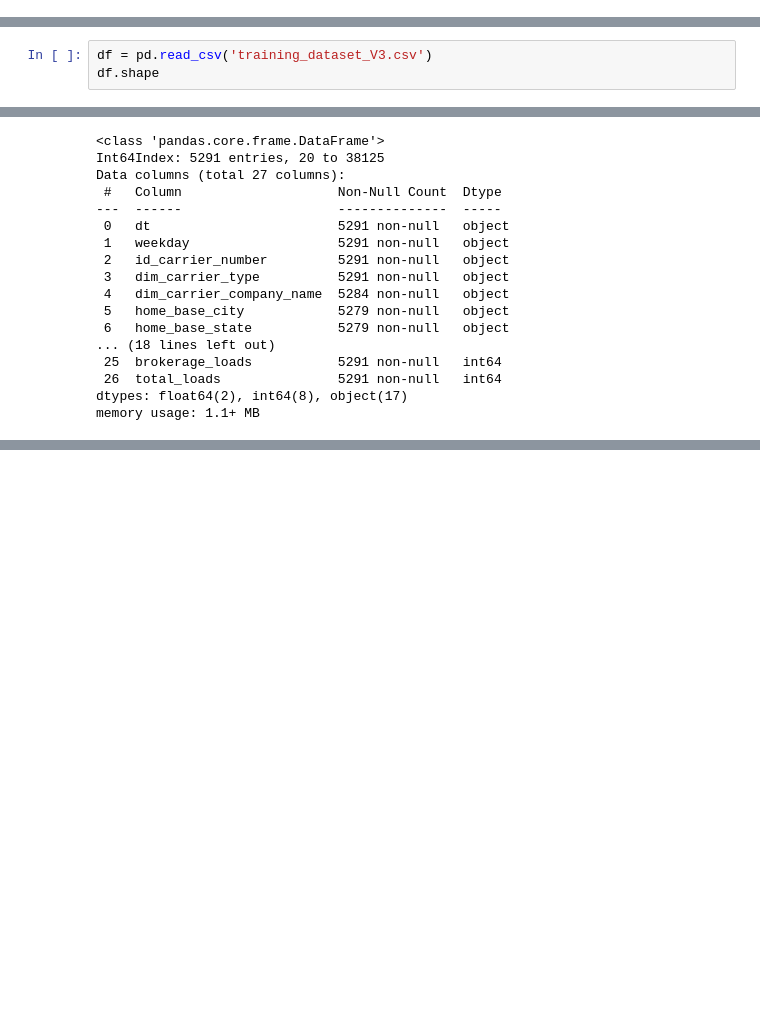
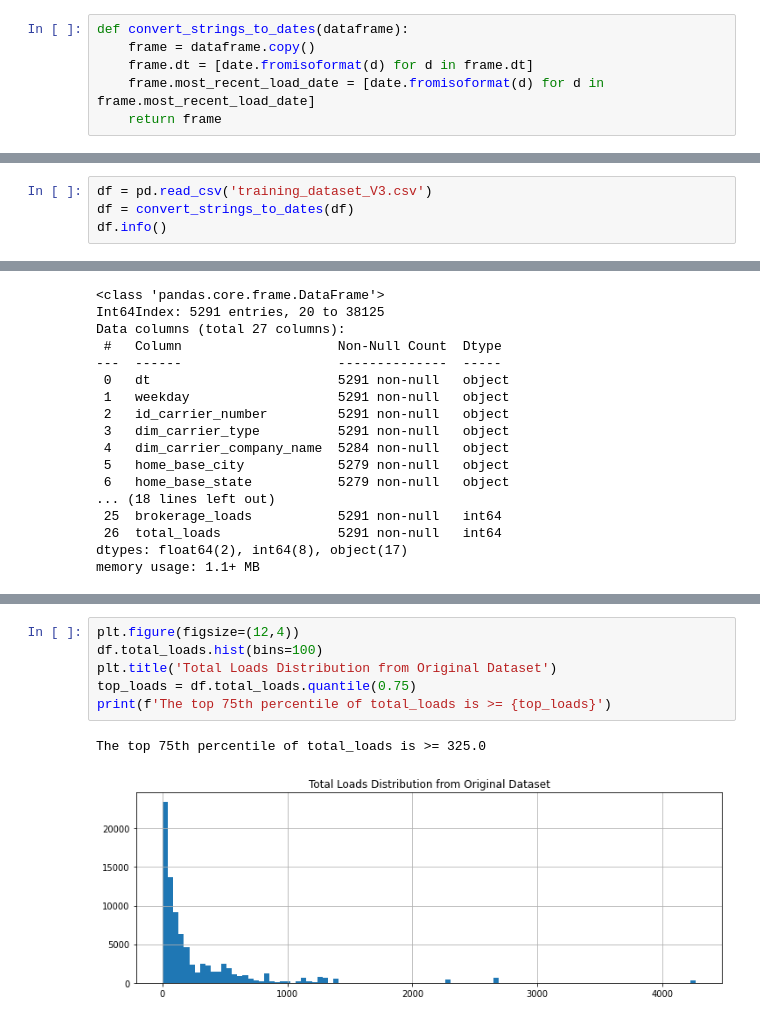
Before and after one commit to kpstesla/DSF_Project_3, a Jupyter notebook: main.ipynb, the cells around one changed output, grey strips where cells are left out. Drawn from its saved outputs; the diff is of its cells as text; blank space fills up the shorter version.

```diff
--- a/main.ipynb
+++ b/main.ipynb
@@ -59,5 +63,11 @@ from sklearn.preprocessing import LabelEncoder, OneHotEncoder
 import statistics
 from statistics import mode
+# %%
+def convert_strings_to_dates(dataframe):
+    frame = dataframe.copy()
+    frame.dt = [date.fromisoformat(d) for d in frame.dt]
+    frame.most_recent_load_date = [date.fromisoformat(d) for d in frame.most_recent_load_date]
+    return frame
 # %%
 def aggregate_rows_by_driver_id(dataframe):
     '''
@@ -106,4 +160,5 @@ def aggregate_rows_by_driver_id(dataframe):
 # %%
 df = pd.read_csv('training_dataset_V3.csv')
-df.shape
+df = convert_strings_to_dates(df)
+df.info()
 # %% [output]
@@ -152,0 +258,9 @@ dtype: int64
+# %%
+plt.figure(figsize=(12,4))
+df.total_loads.hist(bins=100)
+plt.title('Total Loads Distribution from Original Dataset')
+top_loads = df.total_loads.quantile(0.75)
+print(f'The top 75th percentile of total_loads is >= {top_loads}')
+# %% [output]
+The top 75th percentile of total_loads is >= 325.0
+[figure, added]
```
Also changed, not shown: parts of 24 cells of this notebook.
